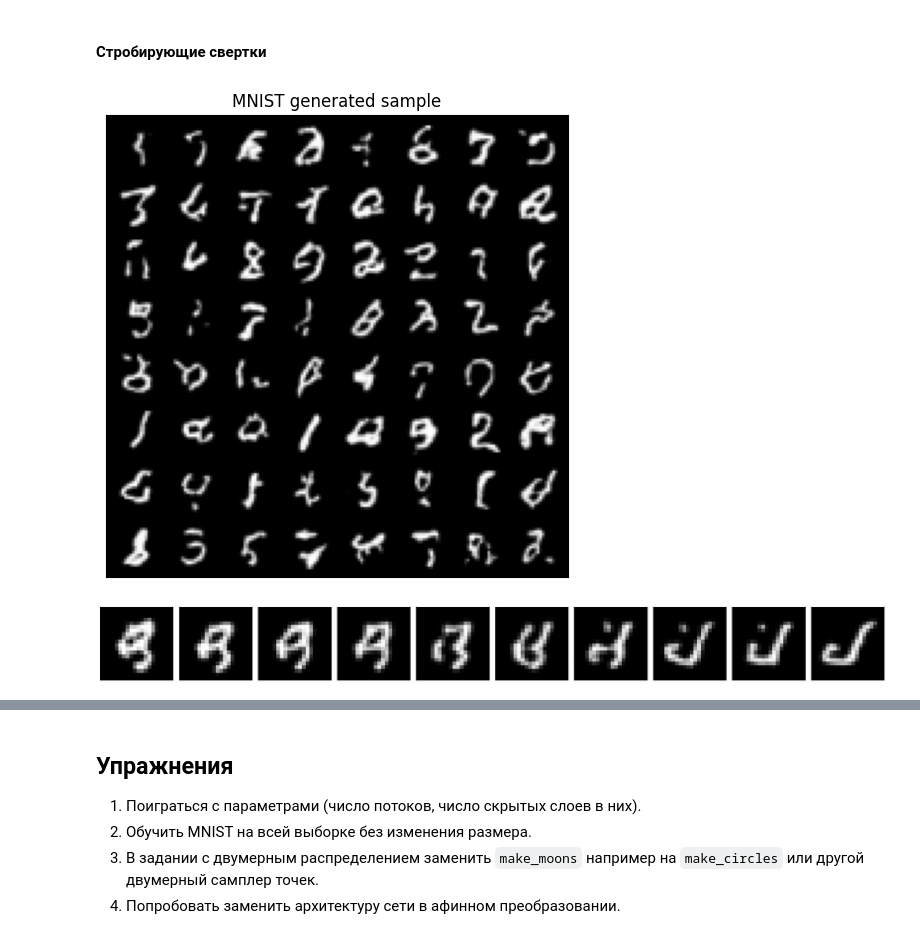
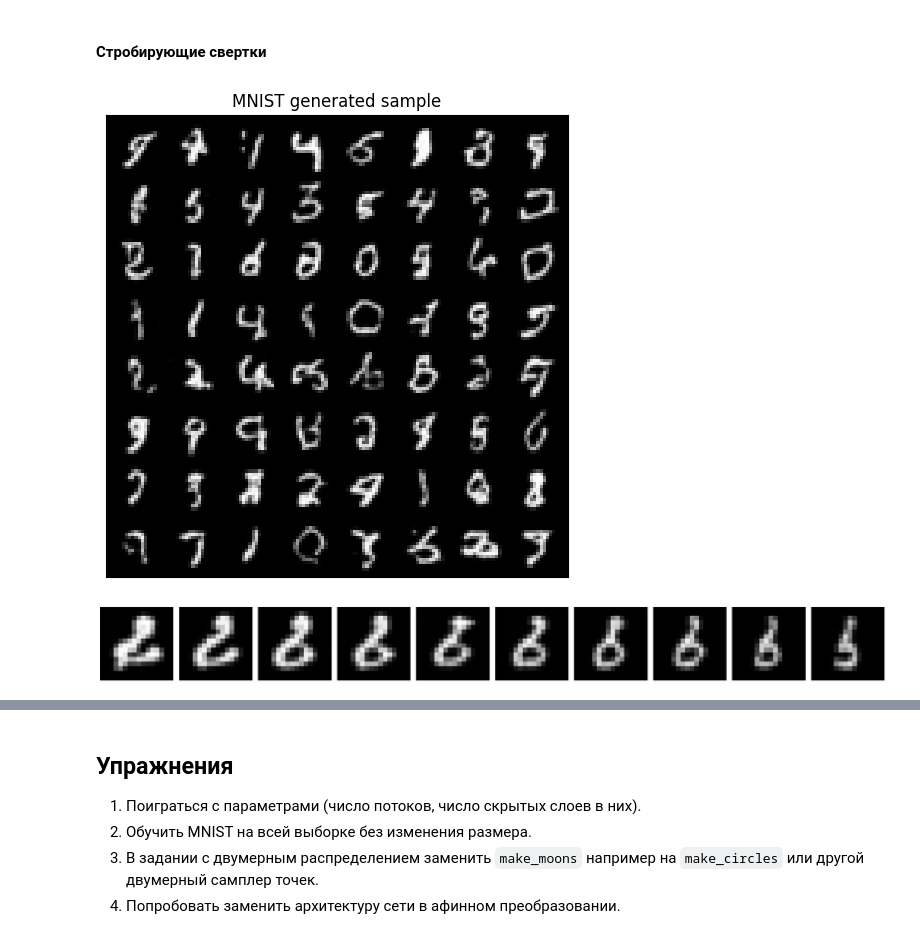
Before and after one commit to sswt/dive2gai, a Jupyter notebook: unit3/NormalizingFlowsIntro.ipynb, the cells around one changed output, grey strips where cells are left out. Saved outputs shown, nothing was run; the diff lists cells and outputs as text; code cells hidden in the pictures.

```diff
--- a/unit3/NormalizingFlowsIntro.ipynb
+++ b/unit3/NormalizingFlowsIntro.ipynb
@@ -382,13 +392,13 @@ from torchvision.transforms import ToTensor, ToPILImage, Lambda, Resize, Compose
 from torchvision.utils import make_grid
 # %%
 transform = Compose([
-    Resize(20),
+    Resize(16),
     ToTensor(),
     Lambda(lambda t: 255 * t),
 ])
 
 mnist = MNIST('../data/', download=True, transform=transform)
-train, _ = torch.utils.data.random_split(mnist, [20000, 40000])
+train, _ = torch.utils.data.random_split(mnist, [30000, 30000])
 train = DataLoader(train, batch_size=256, shuffle=True, drop_last=True)
 # %%
 sample = next(iter(train))[0][:64]
@@ -577,8 +610,9 @@ class GatedConv(nn.Module):
 
 class GatedConvNet(nn.Module):
 
-    def __init__(self, c_in, c_hidden=32, num_layers=3, use_scale=False):
+    def __init__(self, c_in, c_hidden=32, c_out=None, num_layers=3, use_scale=False):
         super().__init__()
+        c_out = c_in if c_out is None else c_out
         self.use_scale = use_scale
         layers = []
         layers += [nn.Conv2d(c_in, c_hidden, kernel_size=3, padding=1)]
@@ -586,14 +620,14 @@ class GatedConvNet(nn.Module):
             layers += [GatedConv(c_hidden, c_hidden),
                        LayerNormChannels(c_hidden)]
         layers += [ConcatELU(),
-                   nn.Conv2d(2*c_hidden, c_in, kernel_size=3, padding=1)]
+                   nn.Conv2d(2*c_hidden, c_out, kernel_size=3, padding=1)]
         self.nn = nn.Sequential(*layers)
 
         self.nn[-1].weight.data.zero_()
         self.nn[-1].bias.data.zero_()
 
         if self.use_scale:
-            self.scale = nn.Parameter(torch.Tensor(c_in, 1, 1))
+            self.scale = nn.Parameter(torch.Tensor(c_out, 1, 1))
             torch.nn.init.normal_(self.scale)
 
     def forward(self, x):
@@ -627,24 +661,24 @@ def mnist_experiment(dataloader, model, optimizer, criterion, epoches: int = 30)
 def create_multiscale_flow():
     flow_layers = [Dequantization()]
     flow_layers += [AffineCouplingLayer(
-                        GatedConvNet(1, 32, use_scale=True),
-                        GatedConvNet(1, 32),
-                        create_mask((1, 20, 20), 4, (i % 2))
+                        GatedConvNet(1, 16, use_scale=True),
+                        GatedConvNet(1, 16),
+                        create_mask((1, 16, 16), 4, (i % 2))
                     ) for i in range(3)]
     flow_layers += [SqueezeFlow()]
     for i in range(3):
         flow_layers += [AffineCouplingLayer(
                             GatedConvNet(4, 32, use_scale=True),
                             GatedConvNet(4, 32),
-                            create_mask((4, 10, 10), 0, (i % 2))
+                            create_mask((4, 8, 8), 0, (i % 2))
                         )]
     flow_layers += [SplitFlow(),
                     SqueezeFlow()]
     for i in range(3):
         flow_layers += [AffineCouplingLayer(
-                            GatedConvNet(8, 32, use_scale=True),
-                            GatedConvNet(8, 32),
-                            create_mask((8, 5, 5), 0, (i % 2))
+                            GatedConvNet(8, 64, use_scale=True),
+                            GatedConvNet(8, 64),
+                            create_mask((8, 4, 4), 0, (i % 2))
                         )]
 
     flow_model = nn.ModuleList(flow_layers)
@@ -661,26 +695,26 @@ device = torch.device("cuda" if torch.cuda.is_available() else "cpu")
 flows = create_multiscale_flow()
 model = NormalizingFlowsModel(flows).to(device)
 optimizer = torch.optim.Adam(model.parameters(), lr=1e-3) # , weight_decay=5 * 1e-5
-criterion = NLLoss((1, 20, 20))
+criterion = NLLoss((1, 16, 16))
 
 model, loss = mnist_experiment(train, model, optimizer, criterion, epoches=25)
 # %%
 prior = torch.distributions.normal.Normal(loc=0.0, scale=1.0)
-z = prior.sample((64, 8, 5, 5)).to(device)
+z = prior.sample((64, 8, 4, 4)).to(device)
 gen_imgs = model.inverse(z)[0]
 
 plt.figure(figsize=(6, 6))
 plt.imshow(ToPILImage()(make_grid(gen_imgs.float(), normalize=True)))
 plt.title('MNIST generated sample')
 plt.xticks([])
 plt.yticks([])
 plt.show()
 # %% [output]
-[figure, old version]
+[figure, new version]
 # %%
 plt.figure(figsize=(20, 2.5), tight_layout=True)
 
-z1, z2 = prior.sample((2, 8, 5, 5)).to(device)
+z1, z2 = prior.sample((2, 8, 4, 4)).to(device)
 for i, alpha in enumerate(torch.arange(0, 1, 0.1)):
     z = alpha * z1 + (1 - alpha) * z2
     x = model.inverse(z.unsqueeze(0))[0][0]
@@ -693,4 +727,4 @@ for ax in plt.gcf().axes:
 
 plt.show()
 # %% [output]
-[figure, old version]
+[figure, new version]
```
Also changed, not shown: parts of 10 cells of this notebook.
